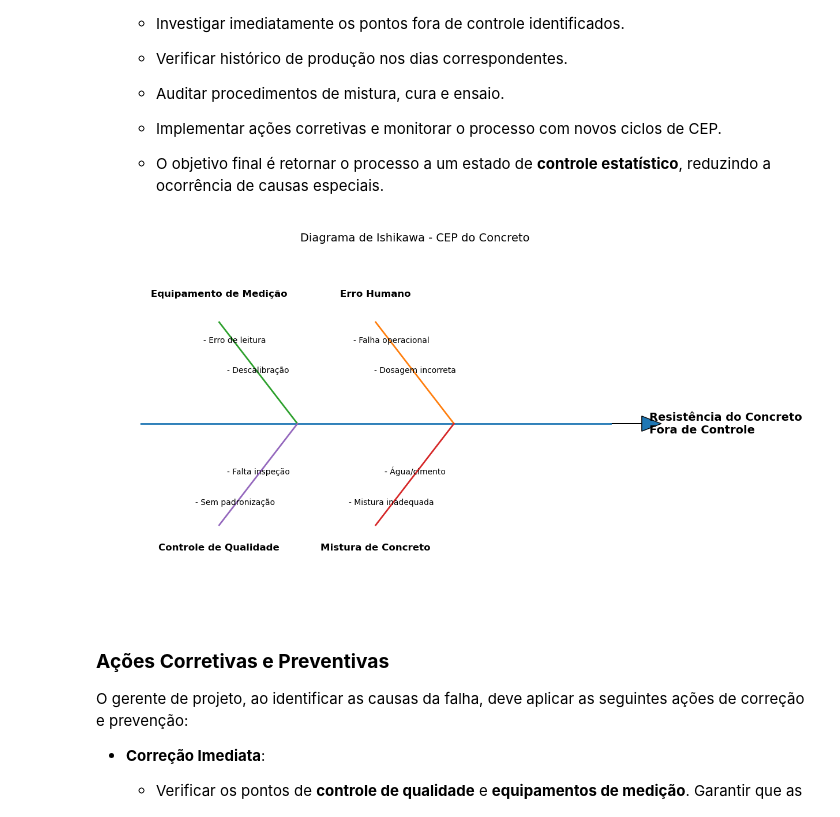
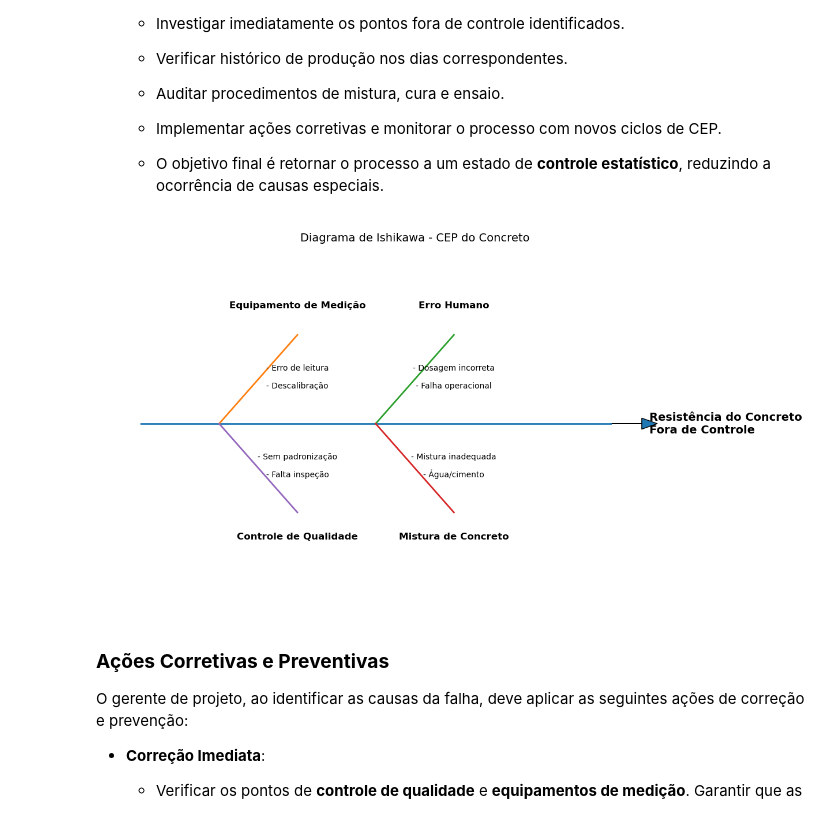
Before and after one commit to UniRobotica/gpc, a Jupyter notebook: notebooks/dominios/medicao/cep-acoes-correcao.ipynb, the cells around one changed output. Cells and saved outputs as stored; diff of their text form; code cells hidden in the pictures.

```diff
--- a/notebooks/dominios/medicao/cep-acoes-correcao.ipynb
+++ b/notebooks/dominios/medicao/cep-acoes-correcao.ipynb
@@ -191,102 +191,113 @@ plt.show()
 
    - O objetivo final é retornar o processo a um estado de **controle estatístico**, reduzindo a ocorrência de causas especiais.
 # %%
-import matplotlib.pyplot as plt  # Biblioteca de plotagem
+import matplotlib.pyplot as plt
 
 def plot_ishikawa_optimized():
-    fig, ax = plt.subplots(figsize=(14, 8))  # Cria a figura
+    fig, ax = plt.subplots(figsize=(14, 8))
 
     # =========================
     # LINHA CENTRAL
     # =========================
     ax.plot([-12, 0], [0, 0], lw=2)
-    # Espinha principal horizontal
-
-    ax.arrow(0, 0, 0.8, 0, head_width=0.3, head_length=0.5)
-    # Seta indicando o efeito
+    ax.arrow(0, 0, 0.8, 0, head_width=0.25, head_length=0.4)
 
     # =========================
-    # DEFINIÇÃO DAS CAUSAS (COORDENADAS ORGANIZADAS)
+    # POSIÇÕES MELHOR DISTRIBUÍDAS
     # =========================
 
-    # Cada causa agora tem um ponto base (x0, y0) e um ponto final (x1, y1)
     causas = [
-        {"nome": "Erro Humano", "x": -4, "y": 0, "dx": -2, "dy": 2},
-        {"nome": "Equipamento de Medição", "x": -8, "y": 0, "dx": -2, "dy": 2},
-        {"nome": "Mistura de Concreto", "x": -4, "y": 0, "dx": -2, "dy": -2},
-        {"nome": "Controle de Qualidade", "x": -8, "y": 0, "dx": -2, "dy": -2},
+        {"nome": "Equipamento de Medição", "x": -10, "dy": 2},
+        {"nome": "Erro Humano", "x": -6, "dy": 2},
+        {"nome": "Mistura de Concreto", "x": -6, "dy": -2},
+        {"nome": "Controle de Qualidade", "x": -10, "dy": -2},
     ]
 
     # =========================
-    # DESENHO DAS ESPINHAS E TEXTOS
+    # DESENHO DAS ESPINHAS
     # =========================
 
     for c in causas:
-        x0, y0 = c["x"], c["y"]              # Ponto inicial (linha central)
-        x1, y1 = x0 + c["dx"], y0 + c["dy"]  # Ponto final da espinha
+        x0, y0 = c["x"], 0
+        x1, y1 = x0 + 2, c["dy"]
 
         ax.plot([x0, x1], [y0, y1], lw=2)
-        # Desenha a espinha
-
-        # Ajuste fino da posição do texto (evita sobreposição)
-        offset_y = 0.5 if y1 > 0 else -0.5
-
-        ax.text(x1, y1 + offset_y, c["nome"],
-                fontsize=12, ha='center', weight='bold')
-        # Coloca o rótulo da causa acima (ou abaixo) da linha
 
         # =========================
-        # SUBCAUSAS (ALINHADAS COM A ESPINHA)
+        # TÍTULO DA CAUSA (AFSTADO DA LINHA)
+        # =========================
+        offset = 0.6 if y1 > 0 else -0.6
+
+        ax.text(
+            x1,
+            y1 + offset,
+            c["nome"],
+            fontsize=12,
+            ha='center',
+            weight='bold'
+        )
+
+        # =========================
+        # SUBCAUSAS (SEM SOBREPOSIÇÃO)
         # =========================
 
         if c["nome"] == "Erro Humano":
-            sub = ["Dosagem incorreta", "Falha operacional"]
+            subs = ["Dosagem incorreta", "Falha operacional"]
 
         elif c["nome"] == "Equipamento de Medição":
-            sub = ["Descalibração", "Erro de leitura"]
+            subs = ["Erro de leitura", "Descalibração"]
 
         elif c["nome"] == "Mistura de Concreto":
-            sub = ["Água/cimento", "Mistura inadequada"]
+            subs = ["Água/cimento", "Mistura inadequada"]
 
         else:
-            sub = ["Falta inspeção", "Sem padronização"]
+            subs = ["Falta inspeção", "Sem padronização"]
 
-        # Distribui subcausas ao longo da espinha
-        for i, s in enumerate(sub):
-            fator = 0.5 + i * 0.3  # posição ao longo da linha
+        # Posicionamento fixo vertical (mais limpo que proporcional)
+        for i, s in enumerate(subs):
+            desloc = 0.8 + i * 0.4
 
-            xs = x0 + c["dx"] * fator
-            ys = y0 + c["dy"] * fator
+            ys = y1 - desloc if y1 > 0 else y1 + desloc
 
-            ax.text(xs, ys, f"- {s}", fontsize=10, ha='center')
-            # Posiciona subcausas sem sobrepor o título
+            ax.text(
+                x1,
+                ys,
+                f"- {s}",
+                fontsize=10,
+                ha='center'
+            )
 
     # =========================
     # EFEITO FINAL
     # =========================
 
-    ax.text(1, 0, "Resistência do Concreto\nFora de Controle",
-            fontsize=14, va='center', ha='left', weight='bold')
-    # Texto do problema principal
+    ax.text(
+        1,
+        0,
+        "Resistência do Concreto\nFora de Controle",
+        fontsize=14,
+        va='center',
+        ha='left',
+        weight='bold'
+    )
 
     # =========================
     # AJUSTES VISUAIS
     # =========================
 
-    ax.set_xlim([-13, 3])  # Limite horizontal
-    ax.set_ylim([-3.5, 3.5])  # Limite vertical maior para evitar cortes
+    ax.set_xlim([-13, 3])
+    ax.set_ylim([-4, 4])
 
-    ax.axis('off')  # Remove eixos
+    ax.axis('off')
 
     plt.title("Diagrama de Ishikawa - CEP do Concreto", fontsize=14)
 
     plt.show()
 
 
-# Execução
 plot_ishikawa_optimized()
 # %% [output]
-[figure, old version]
+[figure, new version]
 # %% [markdown]
 ### **Ações Corretivas e Preventivas**
 
```
